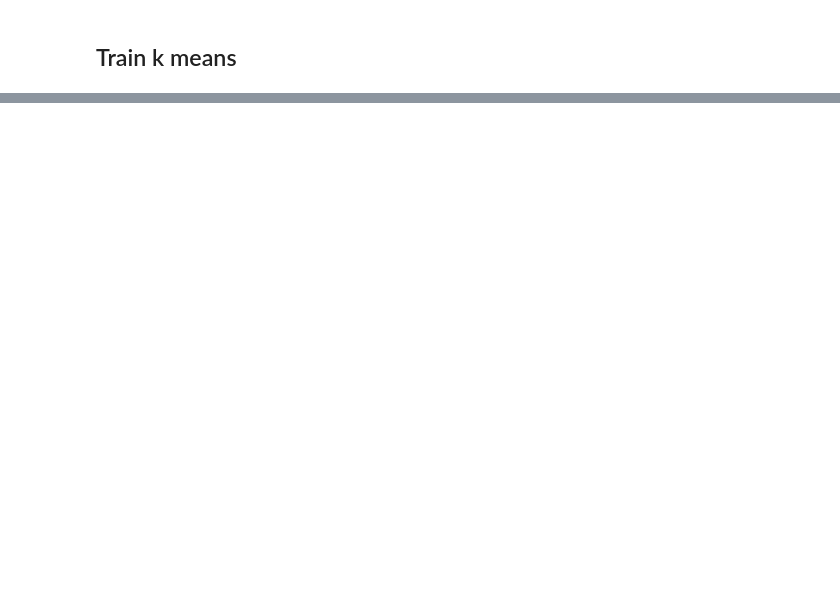
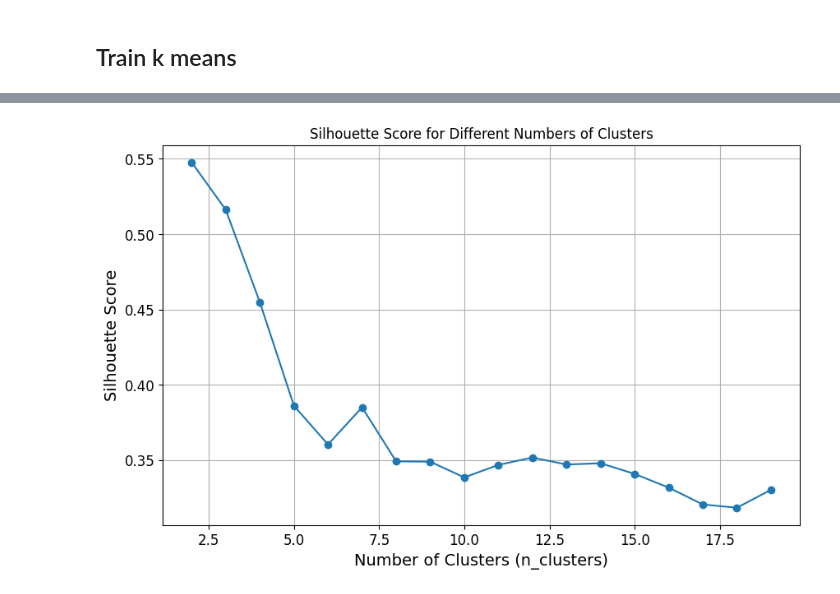
Before and after one commit to Justine-IA/IAI600Lab, a Jupyter notebook: Lab_6/main.ipynb, the cells around one changed output, grey strips where cells are left out. Cells and saved outputs as stored; diff of their text form; code cells hidden in the pictures; blank space fills up the shorter version.

```diff
--- a/Lab_6/main.ipynb
+++ b/Lab_6/main.ipynb
@@ -404,0 +182,28 @@ array([[-0.94135046,  1.34743822,  0.02756357, ...,  0.        ,
+# %%
+from sklearn.metrics import silhouette_score
+import matplotlib.pyplot as plt
+import numpy as np
+from sklearn.cluster import KMeans
+
+# Range of cluster numbers to evaluate
+cluster_range = range(2, 20)
+silhouette_scores = []
+
+# Calculate silhouette score for each number of clusters
+for n_clusters in cluster_range:
+    kmeans = KMeans(n_clusters=n_clusters, random_state=42)
+    kmeans.fit(X_train_scaled)
+    cluster_labels = kmeans.predict(X_train_scaled)
+    score = silhouette_score(X_train_scaled, cluster_labels)
+    silhouette_scores.append(score)
+
+# Plot the silhouette scores to visualize the optimal number of clusters
+plt.figure(figsize=(10, 6))
+plt.plot(cluster_range, silhouette_scores, marker='o')
+plt.title('Silhouette Score for Different Numbers of Clusters')
+plt.xlabel('Number of Clusters (n_clusters)')
+plt.ylabel('Silhouette Score')
+plt.grid()
+plt.show()
+# %% [output]
+[figure, added]
```
Also changed, not shown: parts of 51 cells of this notebook.
